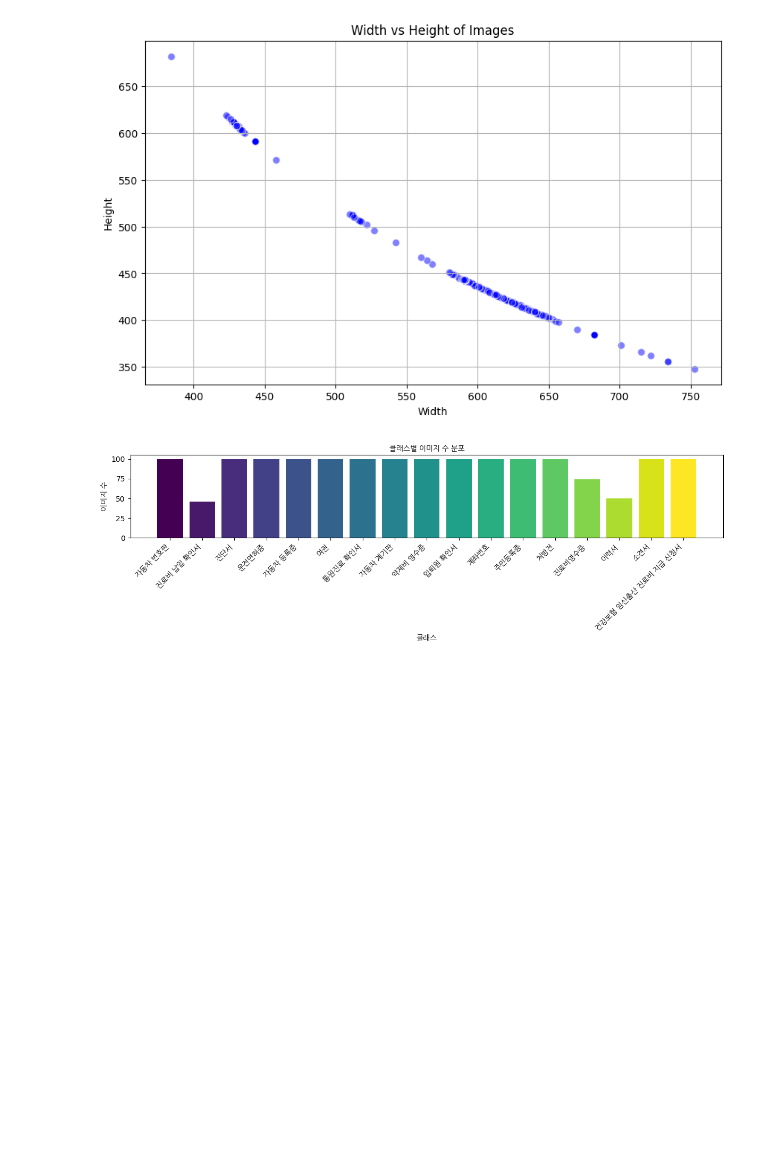
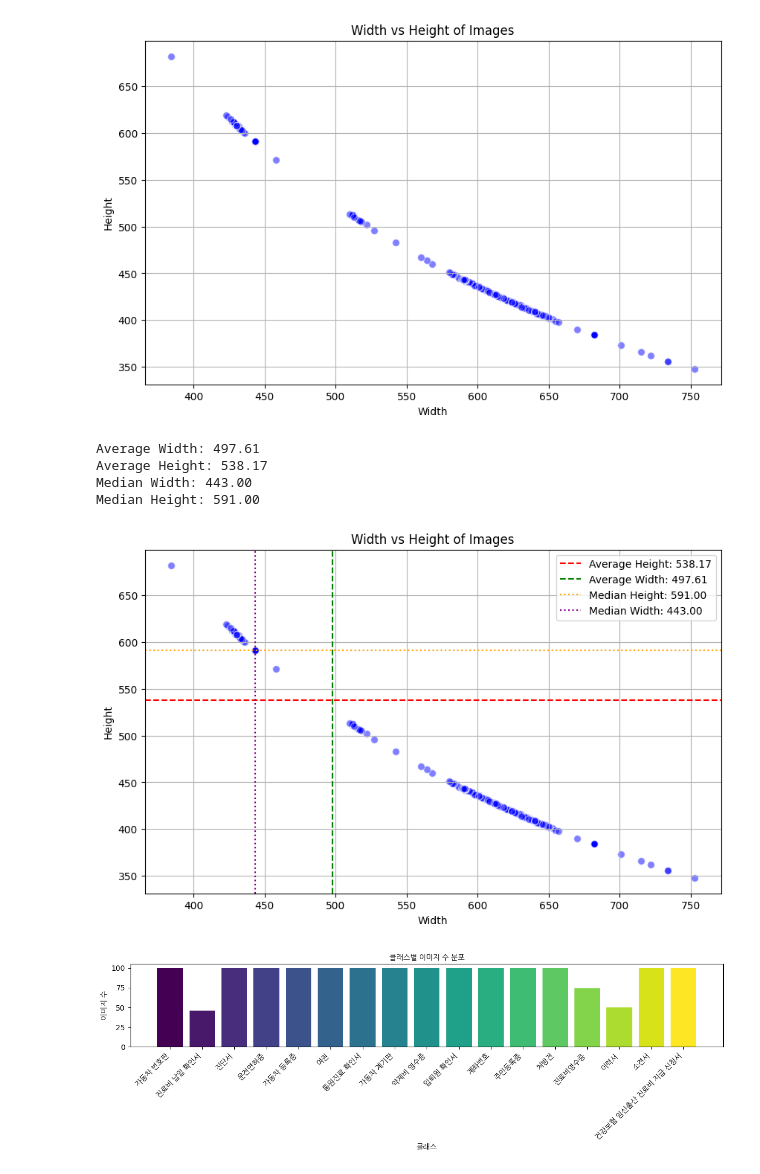
Before and after one commit to UpstageAILab3/upstage-cv-classification-cv2-pub, a Jupyter notebook: kkh-4-eda.ipynb, the cells around one changed output. Drawn from its saved outputs; the diff is of its cells as text; code cells hidden in the pictures; blank space fills up the shorter version.

Commit message:
Feat: average_width_height of images

```diff
--- a/kkh-4-eda.ipynb
+++ b/kkh-4-eda.ipynb
@@ -76,6 +76,54 @@ plt.grid(True)
 plt.show()
 # %% [output]
 [figure]
+# %%
+# 이미지의 너비와 높이를 저장할 리스트
+widths = []
+heights = []
+
+# 데이터 폴더 내의 모든 이미지 파일에 대해 반복
+for filename in os.listdir(images_folder_path):
+    if filename.lower().endswith('.jpg'):
+        image_path = os.path.join(images_folder_path, filename)
+        with Image.open(image_path) as img:
+            width, height = img.size
+            widths.append(width)
+            heights.append(height)
+
+# 평균과 중앙값 계산
+average_width = sum(widths) / len(widths) if widths else 0
+average_height = sum(heights) / len(heights) if heights else 0
+median_width = np.median(widths) if widths else 0
+median_height = np.median(heights) if heights else 0
+
+# 평균과 중앙값 출력
+print(f"Average Width: {average_width:.2f}")
+print(f"Average Height: {average_height:.2f}")
+print(f"Median Width: {median_width:.2f}")
+print(f"Median Height: {median_height:.2f}")
+
+# 스캐터 차트 그리기
+plt.figure(figsize=(10, 6))
+plt.scatter(widths, heights, alpha=0.5, c='blue', edgecolors='w', s=50)
+plt.title('Width vs Height of Images')
+plt.xlabel('Width')
+plt.ylabel('Height')
+plt.grid(True)
+
+# 평균 너비와 높이, 중앙값을 차트에 표시
+plt.axhline(y=average_height, color='r', linestyle='--', label=f'Average Height: {average_height:.2f}')
+plt.axvline(x=average_width, color='g', linestyle='--', label=f'Average Width: {average_width:.2f}')
+plt.axhline(y=median_height, color='orange', linestyle=':', label=f'Median Height: {median_height:.2f}')
+plt.axvline(x=median_width, color='purple', linestyle=':', label=f'Median Width: {median_width:.2f}')
+plt.legend()
+
+plt.show()
+# %% [output]
+Average Width: 497.61
+Average Height: 538.17
+Median Width: 443.00
+Median Height: 591.00
+[figure, added]
 # %%
 # meta_kr.csv 파일을 읽어 target과 class_name_ko 매핑
 target_to_ko = {}
```
